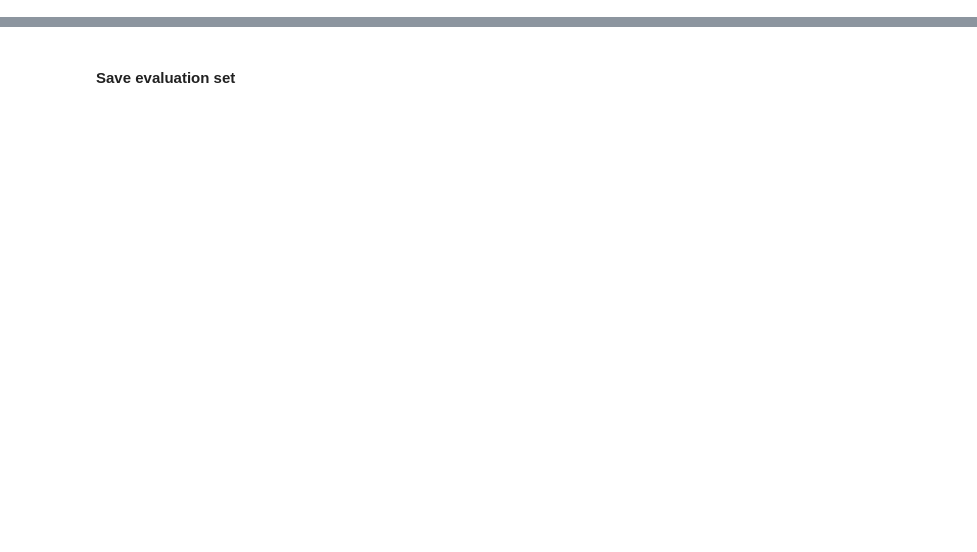
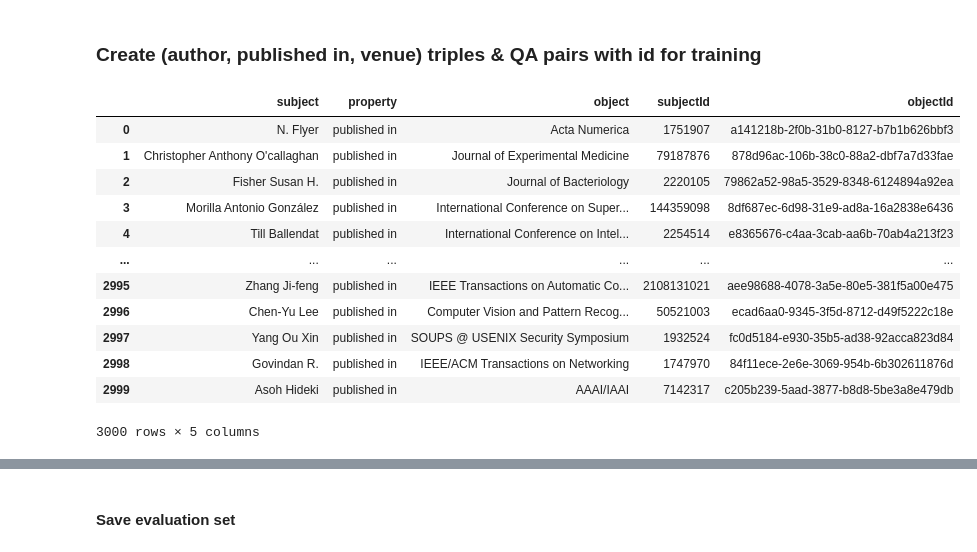
Before and after one commit to rulas99/mlt_project, a Jupyter notebook: data_processing.ipynb, the cells around one changed output, grey strips where cells are left out. Drawn from its saved outputs; the diff is of its cells as text; code cells hidden in the pictures; blank space fills up the shorter version.

```diff
--- a/data_processing.ipynb
+++ b/data_processing.ipynb
@@ -69,0 +152,24 @@ pd.to_pickle(question_answer_pairs, 'data/qa_subsets/qa_cites_refs.pkl')
+# %% [markdown]
+### Create (author, published in, venue) triples & QA pairs with id for training
+# %%
+venue_id_map = {v:str(uuid.uuid3(uuid.NAMESPACE_OID, v)) for v in data.venue.unique()}
+# %%
+authors_venues = authors.merge(data[['paperId','venue']], left_on='objectId', right_on='paperId', how='left')
+authors_venues = authors_venues[['subject','property','venue','subjectId']].rename(columns={'venue':'object'})
+authors_venues['objectId'] = authors_venues.object.map(venue_id_map)
+authors_venues['property'] = 'published in'
+authors_venues
+# %% [output]
+|  | subject | property | object | subjectId | objectId |
+| 0 | N. Flyer | published in | Acta Numerica | 1751907 | a141218b-2f0b-31b0-8127-b7b1b626bbf3 |
+| 1 | Christopher Anthony O'callaghan | published in | Journal of Experimental Medicine | 79187876 | 878d96ac-106b-38c0-88a2-dbf7a7d33fae |
+| 2 | Fisher Susan H. | published in | Journal of Bacteriology | 2220105 | 79862a52-98a5-3529-8348-6124894a92ea |
+| 3 | Morilla Antonio González | published in | International Conference on Super... | 144359098 | 8df687ec-6d98-31e9-ad8a-16a2838e6436 |
+| 4 | Till Ballendat | published in | International Conference on Intel... | 2254514 | e8365676-c4aa-3cab-aa6b-70ab4a213f23 |
+| ... | ... | ... | ... | ... | ... |
+| 2995 | Zhang Ji-feng | published in | IEEE Transactions on Automatic Co... | 2108131021 | aee98688-4078-3a5e-80e5-381f5a00e475 |
+| 2996 | Chen-Yu Lee | published in | Computer Vision and Pattern Recog... | 50521003 | ecad6aa0-9345-3f5d-8712-d49f5222c18e |
+| 2997 | Yang Ou Xin | published in | SOUPS @ USENIX Security Symposium | 1932524 | fc0d5184-e930-35b5-ad38-92acca823d84 |
+| 2998 | Govindan R. | published in | IEEE/ACM Transactions on Networking | 1747970 | 84f11ece-2e6e-3069-954b-6b302611876d |
+| 2999 | Asoh Hideki | published in | AAAI/IAAI | 7142317 | c205b239-5aad-3877-b8d8-5be3a8e479db |
+3000 rows × 5 columns
```
Also changed, not shown: parts of 38 cells of this notebook, 11 other files.
